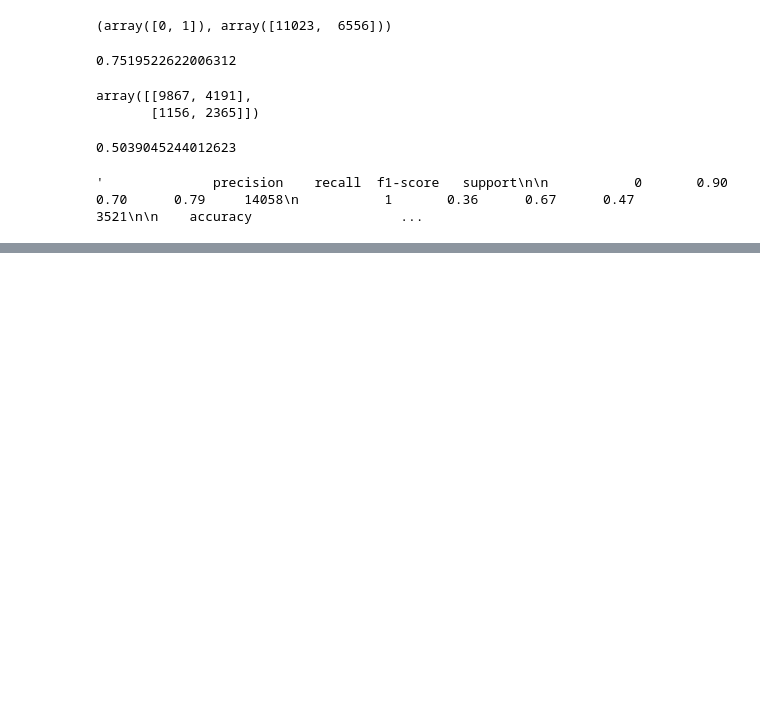
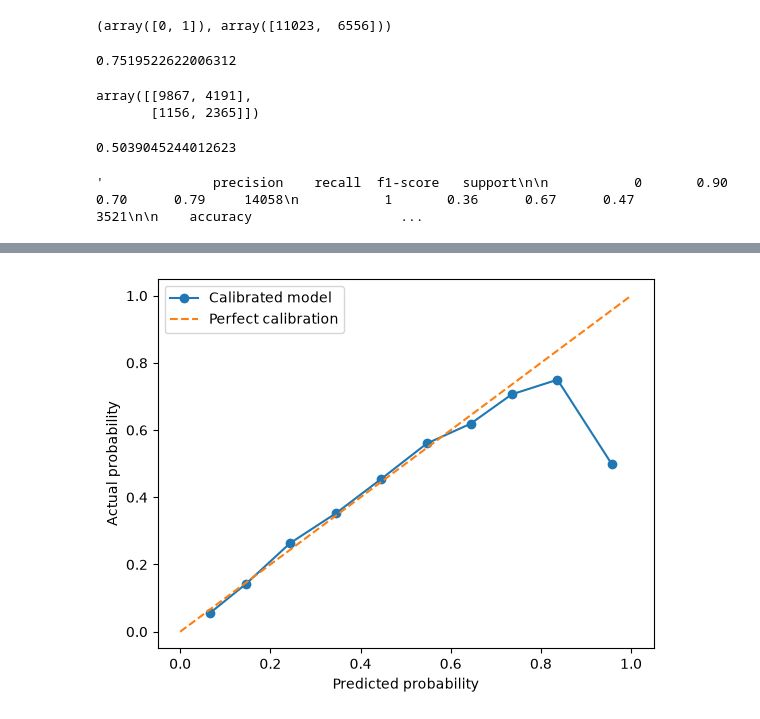
Before and after one commit to YAbukhovich/credit-risk-scoring-model, a Jupyter notebook: notebooks/02_modeling.ipynb, the cells around one changed output, grey strips where cells are left out. Drawn from its saved outputs; the diff is of its cells as text; code cells hidden in the pictures; blank space fills up the shorter version.

```diff
--- a/notebooks/02_modeling.ipynb
+++ b/notebooks/02_modeling.ipynb
@@ -79,0 +120,13 @@ classification_report(y_test,y_pred)
+# %%
+y_pred_proba_calibrated = calibrated_model.predict_proba(X_test)
+# %%
+prob_true_cal, prob_pred_cal = calibration_curve(y_test, y_pred_proba_calibrated[:, 1], n_bins=10)
+
+plt.plot(prob_pred_cal, prob_true_cal, marker='o', label='Calibrated model')
+plt.plot([0, 1], [0, 1], linestyle='--', label='Perfect calibration')
+plt.xlabel('Predicted probability')
+plt.ylabel('Actual probability')
+plt.legend()
+plt.show()
+# %% [output]
+[figure, added]
```
Also changed, not shown: parts of 7 cells of this notebook.
